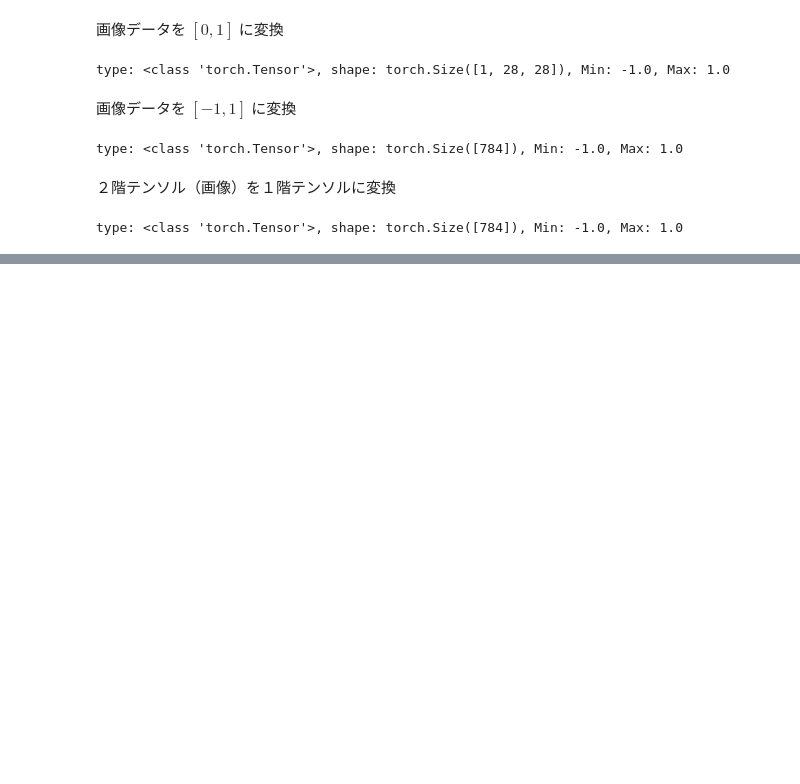
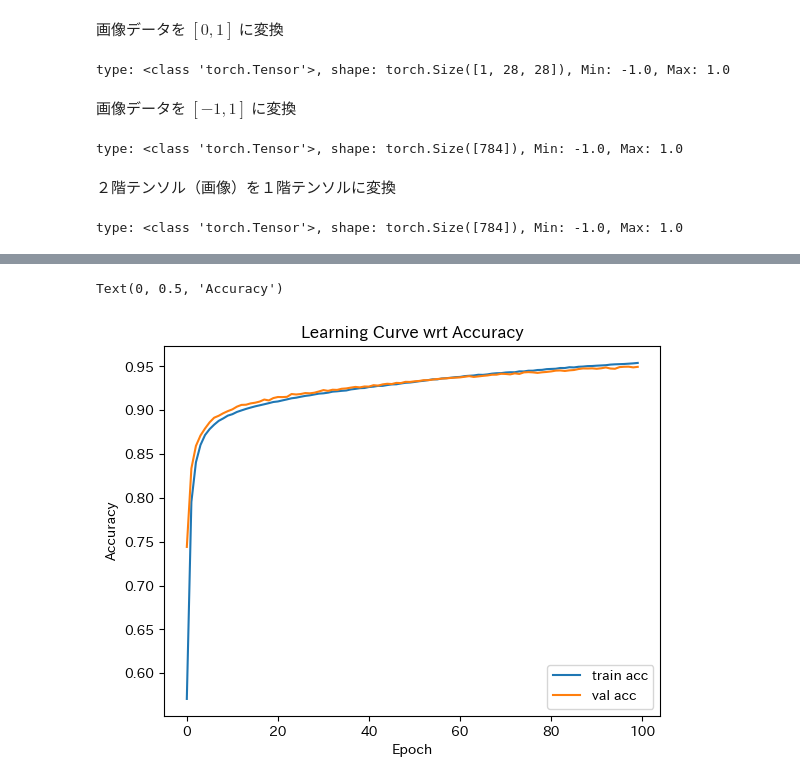
Before and after one commit to Yu5656/machine-learning_101, a Jupyter notebook: ml_16.ipynb, the cells around one changed output, grey strips where cells are left out. Cells and saved outputs as stored; diff of their text form; code cells hidden in the pictures; blank space fills up the shorter version.

```diff
--- a/ml_16.ipynb
+++ b/ml_16.ipynb
@@ -325,0 +501,10 @@ images: torch.Size([500, 784]), labels: torch.Size([500])
+# %%
+plt.plot(history[:, 0], history[:, 2], label='train acc')
+plt.plot(history[:, 0], history[:, 4], label='val acc')
+plt.legend()
+plt.title('Learning Curve wrt Accuracy')
+plt.xlabel('Epoch')
+plt.ylabel('Accuracy')
+# %% [output]
+Text(0, 0.5, 'Accuracy')
+[figure, added]
```
Also changed, not shown: parts of 16 cells of this notebook.
